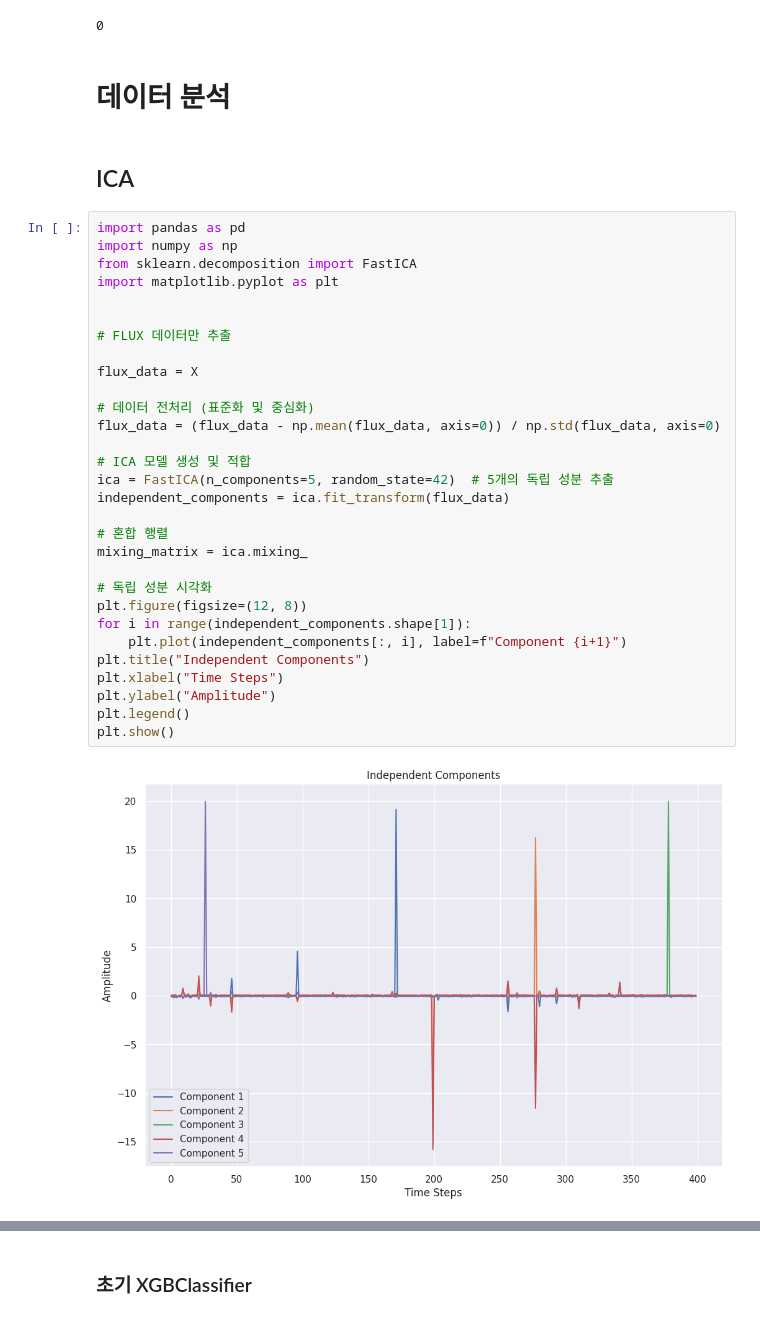
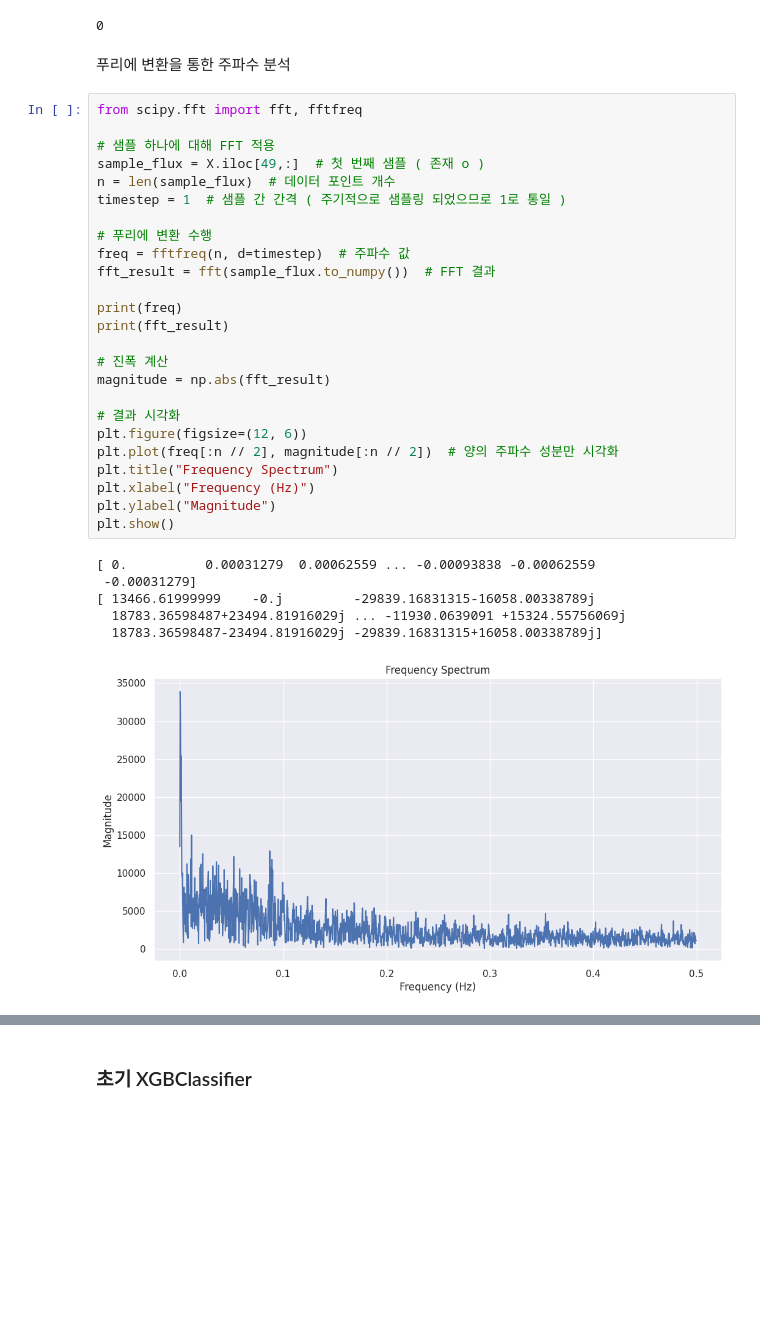
Before and after one commit to flowersayo/-CS-, a Jupyter notebook: Chapter07/Discovering_Exoplanets.ipynb, the cells around one changed output, grey strips where cells are left out. Saved outputs shown, nothing was run; the diff lists cells and outputs as text; blank space fills up the shorter version.

```diff
--- a/Chapter07/Discovering_Exoplanets.ipynb
+++ b/Chapter07/Discovering_Exoplanets.ipynb
@@ -103,39 +149,37 @@ memory usage: 9.8 MB
 df.isnull().sum().sum()
 # %% [output]
 0
-# %% [markdown]
-# 데이터 분석
-# %% [markdown]
-## ICA
-# %%
-import pandas as pd
-import numpy as np
-from sklearn.decomposition import FastICA
-import matplotlib.pyplot as plt
-
-
-# FLUX 데이터만 추출
-
-flux_data = X
-
-# 데이터 전처리 (표준화 및 중심화)
-flux_data = (flux_data - np.mean(flux_data, axis=0)) / np.std(flux_data, axis=0)
-
-# ICA 모델 생성 및 적합
-ica = FastICA(n_components=5, random_state=42)  # 5개의 독립 성분 추출
-independent_components = ica.fit_transform(flux_data)
-
-# 혼합 행렬
-mixing_matrix = ica.mixing_
-
-# 독립 성분 시각화
-plt.figure(figsize=(12, 8))
-for i in range(independent_components.shape[1]):
-    plt.plot(independent_components[:, i], label=f"Component {i+1}")
-plt.title("Independent Components")
-plt.xlabel("Time Steps")
-plt.ylabel("Amplitude")
-plt.legend()
-plt.show()
-# %% [output]
-[figure, removed]
+# %% [markdown]
+푸리에 변환을 통한 주파수 분석
+# %%
+from scipy.fft import fft, fftfreq
+
+# 샘플 하나에 대해 FFT 적용
+sample_flux = X.iloc[49,:]  # 첫 번째 샘플 ( 존재 o )
+n = len(sample_flux)  # 데이터 포인트 개수
+timestep = 1  # 샘플 간 간격 ( 주기적으로 샘플링 되었으므로 1로 통일 )
+
+# 푸리에 변환 수행
+freq = fftfreq(n, d=timestep)  # 주파수 값
+fft_result = fft(sample_flux.to_numpy())  # FFT 결과
+
+print(freq)
+print(fft_result)
+
+# 진폭 계산
+magnitude = np.abs(fft_result)
+
+# 결과 시각화
+plt.figure(figsize=(12, 6))
+plt.plot(freq[:n // 2], magnitude[:n // 2])  # 양의 주파수 성분만 시각화
+plt.title("Frequency Spectrum")
+plt.xlabel("Frequency (Hz)")
+plt.ylabel("Magnitude")
+plt.show()
+# %% [output]
+[ 0.          0.00031279  0.00062559 ... -0.00093838 -0.00062559
+ -0.00031279]
+[ 13466.61999999    -0.j         -29839.16831315-16058.00338789j
+  18783.36598487+23494.81916029j ... -11930.0639091 +15324.55756069j
+  18783.36598487-23494.81916029j -29839.16831315+16058.00338789j]
+[figure, added]
```
Also changed, not shown: parts of 16 cells of this notebook.
